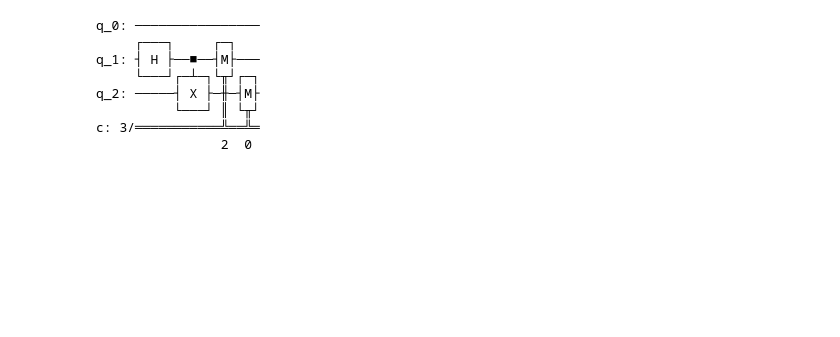
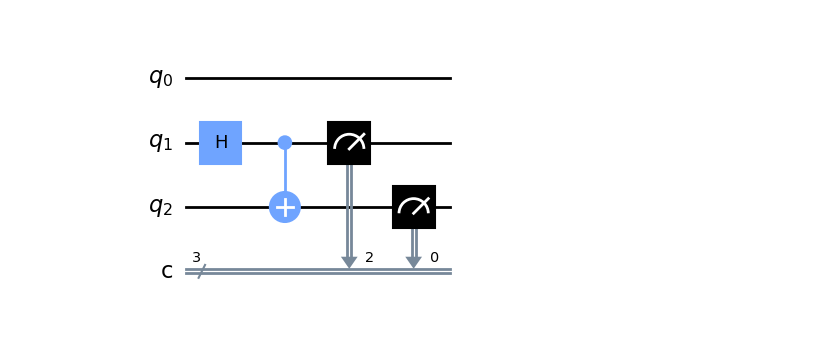
Before and after one commit to qiskit-community/qiskit-ionq, a Jupyter notebook: multi-circuit.ipynb, the cells around one changed output. Saved outputs shown, nothing was run; the diff lists cells and outputs as text; code cells hidden in the pictures; blank space fills up the shorter version.

```diff
--- a/multi-circuit.ipynb
+++ b/multi-circuit.ipynb
@@ -27,15 +21,9 @@ meas: 2/════════════════════════
 # %%
 qc2 = QuantumCircuit(3, 3, name="inverted measurements")
 qc2.h(1)
 qc2.cx(1, 2)
 qc2.measure([1, 2], [2, 0])
-print(qc2)
+
+qc2.draw('mpl')
 # %% [output]
-q_0: ────────────────
-     ┌───┐     ┌─┐
-q_1: ┤ H ├──■──┤M├───
-     └───┘┌─┴─┐└╥┘┌─┐
-q_2: ─────┤ X ├─╫─┤M├
-          └───┘ ║ └╥┘
-c: 3/═══════════╩══╩═
-                2  0
+[figure, added]
```
Also changed, not shown: parts of 9 cells of this notebook, 2 other files.
